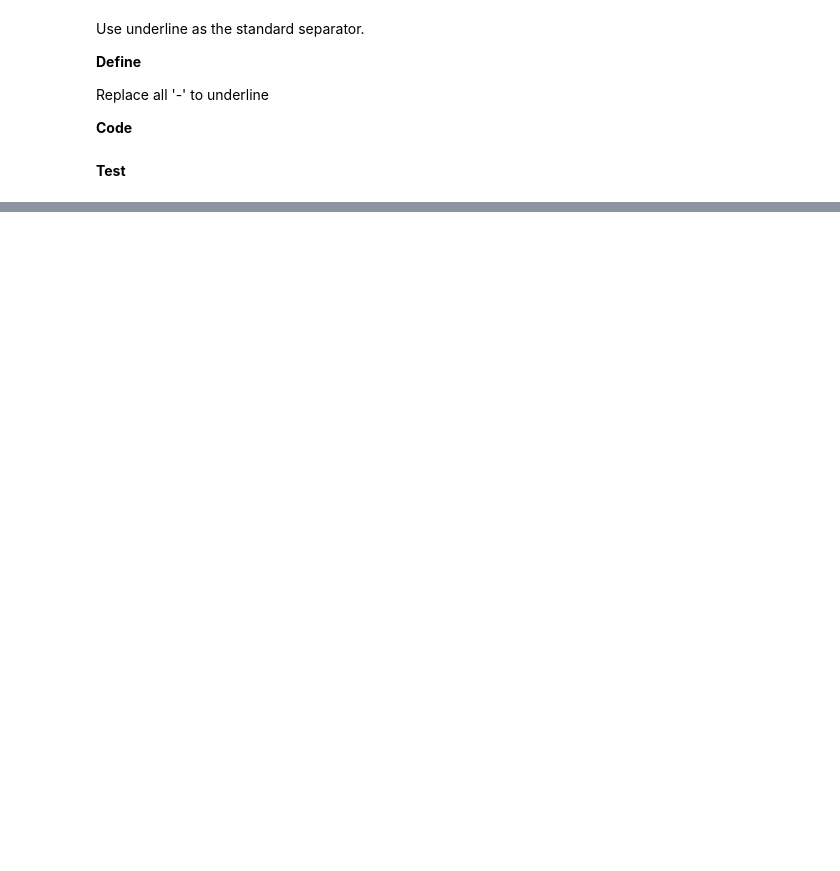
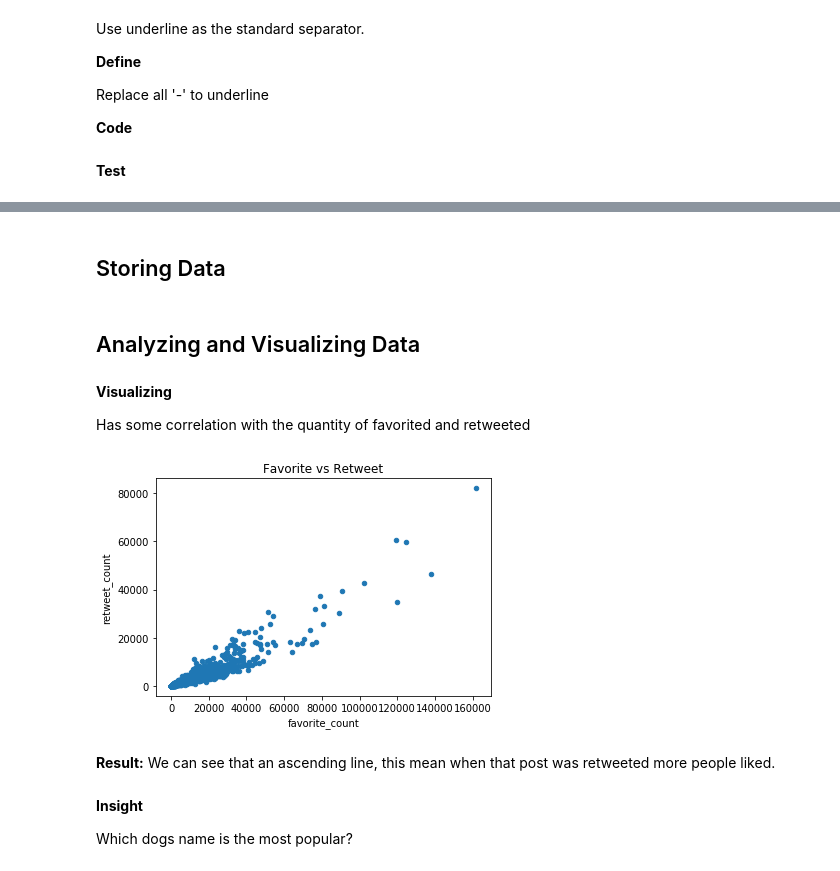
Before and after one commit to Phomint/Udacity_DataAnalysis, a Jupyter notebook: Projects/Project_4/wrangle_act.ipynb, the cells around one changed output, grey strips where cells are left out. Cells and saved outputs as stored; diff of their text form; code cells hidden in the pictures; blank space fills up the shorter version.

Commit message:
Visualizing data is done!

```diff
--- a/Projects/Project_4/wrangle_act.ipynb
+++ b/Projects/Project_4/wrangle_act.ipynb
@@ -590,0 +593,2 @@ image_prd_clean.sample(20)
+# %% [markdown]
+## Storing Data
@@ -590,0 +598,21 @@ image_prd_clean.sample(20)
+# %% [markdown]
+## Analyzing and Visualizing Data
+# %%
+# Read updated files
+df_twitter = pd.read_csv('twitter_archive_master.csv')
+df_img_predic = pd.read_csv('image_predictions_master.csv')
+# %% [markdown]
+**Visualizing**
+
+Has some correlation with the quantity of favorited and retweeted
+# %%
+df_twitter.plot(kind='scatter', x='favorite_count', y='retweet_count', title='Favorite vs Retweet');
+# %% [output]
+[figure, added]
+# %% [markdown]
+**Result:**
+We can see that an ascending line, this mean when that post was retweeted more people liked.
+# %% [markdown]
+**Insight**
+
+Which dogs name is the most popular?
```
Also changed, not shown: parts of 20 cells of this notebook.
